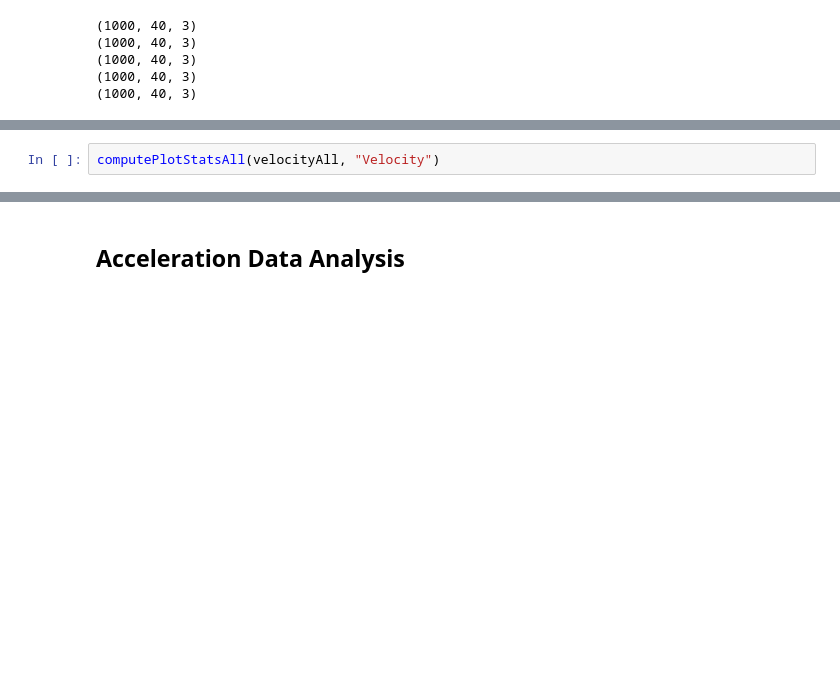
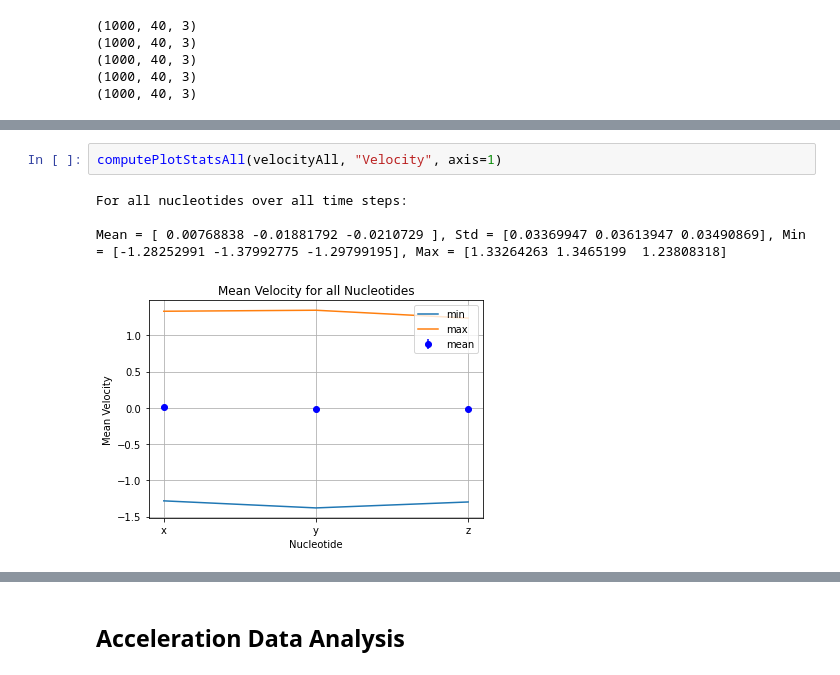
Before and after one commit to sassafras13/gnn-dna-sim, a Jupyter notebook: src/dataset-generation/dsDNA/02_stats.ipynb, the cells around one changed output, grey strips where cells are left out. Cells and saved outputs as stored; diff of their text form; blank space fills up the shorter version.

```diff
--- a/src/dataset-generation/dsDNA/02_stats.ipynb
+++ b/src/dataset-generation/dsDNA/02_stats.ipynb
@@ -370,3 +386,8 @@ computePlotStatsAll(baseNormalAll, "Base Normal Vector")
 # %%
-computePlotStatsAll(velocityAll, "Velocity")
+computePlotStatsAll(velocityAll, "Velocity", axis=1)
+# %% [output]
+For all nucleotides over all time steps:
+
+Mean = [ 0.00768838 -0.01881792 -0.0210729 ], Std = [0.03369947 0.03613947 0.03490869], Min = [-1.28252991 -1.37992775 -1.29799195], Max = [1.33264263 1.3465199  1.23808318]
+[figure, added]
 # %%
```
Also changed, not shown: parts of 21 cells of this notebook, 26 other files.
